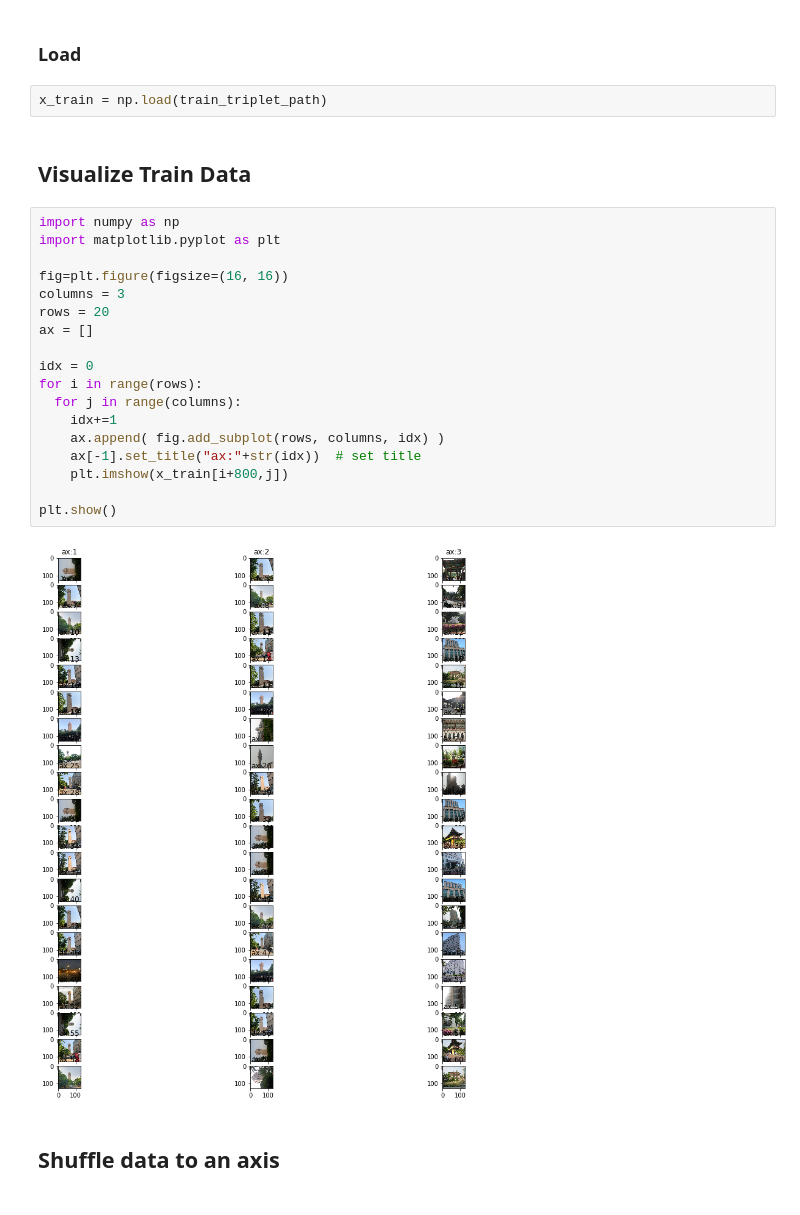
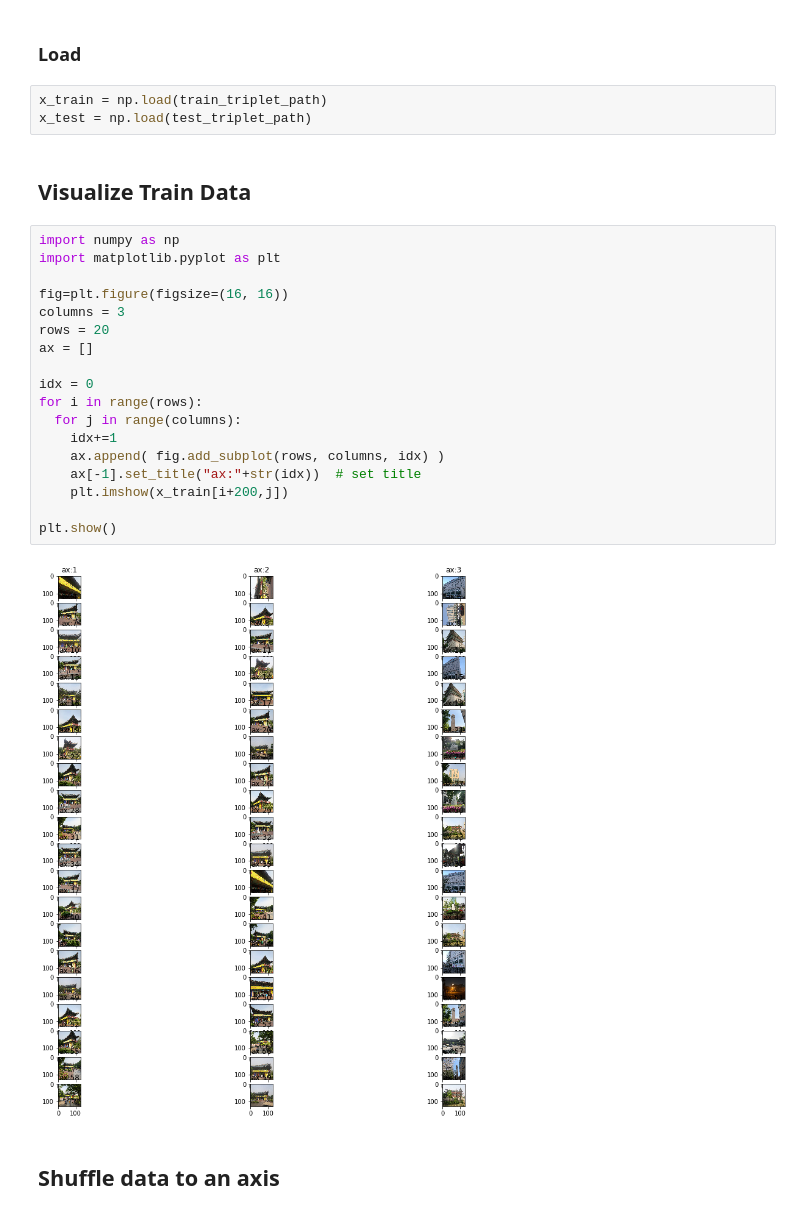
Before and after one commit to glee1228/netVLad_Sejong, a Jupyter notebook: netVLAD_triplet_keras_ldh.ipynb, the cells around one changed output. Cells and saved outputs as stored; diff of their text form.

```diff
--- a/netVLAD_triplet_keras_ldh.ipynb
+++ b/netVLAD_triplet_keras_ldh.ipynb
@@ -344,28 +360,29 @@ train_triplet_path = os.path.join(triplet_dir,'x_train.npy')
 ### Load
 # %%
 x_train = np.load(train_triplet_path)
+x_test = np.load(test_triplet_path)
 # %% [markdown]
 ## Visualize Train Data
 # %%
 import numpy as np
 import matplotlib.pyplot as plt
 
 fig=plt.figure(figsize=(16, 16))
 columns = 3
 rows = 20
 ax = []
 
 idx = 0
 for i in range(rows):
   for j in range(columns):
     idx+=1
     ax.append( fig.add_subplot(rows, columns, idx) )
     ax[-1].set_title("ax:"+str(idx))  # set title
-    plt.imshow(x_train[i+800,j])
+    plt.imshow(x_train[i+200,j])
 
 plt.show()
 # %% [output]
-[figure, old version]
+[figure, new version]
 # %% [markdown]
 ## Shuffle data to an axis
 # %%
```
Also changed, not shown: parts of 14 cells of this notebook.
